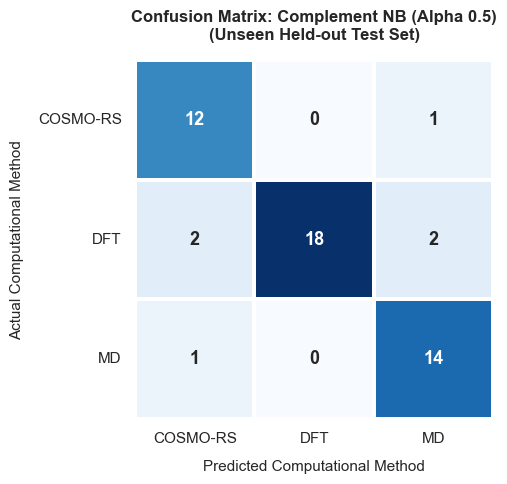
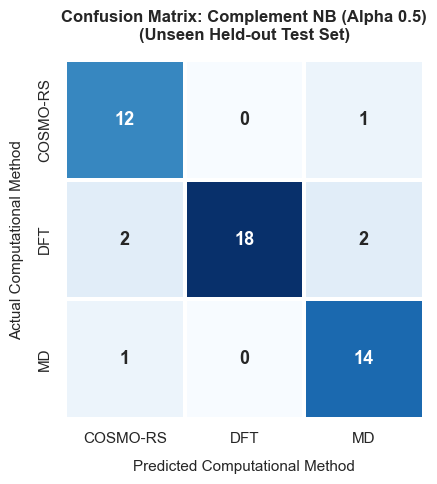
The change to this notebook cell's code, shown as a diff; its figure went from the first image to the second:
--- before
+++ after
@@ -1,30 +1,82 @@
-# visualization
+# ==================================================================
+# 1. COMPUTE RAW CONFUSION MATRIX & EXTRACT LABELS
+# ==================================================================
+cm_raw = confusion_matrix(y_test, y_pred_test)
+classes = le.classes_
+
+# ==================================================================
+# 2. GENERATE TEXT-BASED DATASETS FOR REVIEWER VERIFICATION
+# ==================================================================
+# Construct the standard 3x3 DataFrame
+cm_df = pd.DataFrame(cm_raw, index=classes, columns=classes)
+
+# Create a copy specifically to append row and column totals for text display
+cm_df_totals = cm_df.copy()
+cm_df_totals["Total Actual"] = cm_df_totals.sum(axis=1)
+cm_df_totals.loc["Total Predicted"] = cm_df_totals.sum(axis=0)
+
+print("--- 1. Underlying Confusion Matrix Dataset (with Totals) ---")
+print(cm_df_totals)
+print("\n" + "=" * 60 + "\n")
+
+# Calculate granular TP, TN, FP, FN metrics using a One-vs-Rest (OvR) approach
+ovr_data = []
+total_samples = np.sum(cm_raw)
+
+for i, class_name in enumerate(classes):
+    tp = cm_raw[i, i]
+    fp = np.sum(cm_raw[:, i]) - tp
+    fn = np.sum(cm_raw[i, :]) - tp
+    tn = total_samples - (tp + fp + fn)
+
+    ovr_data.append(
+        {
+            "Computational Method": class_name,
+            "True Positive (TP)": tp,
+            "True Negative (TN)": tn,
+            "False Positive (FP)": fp,
+            "False Negative (FN)": fn,
+        }
+    )
+
+# Convert the structured OvR metrics list into a clean DataFrame
+ovr_df = pd.DataFrame(ovr_data)
+ovr_df.set_index("Computational Method", inplace=True)
+
+print("--- 2. One-vs-Rest Underlying Values Breakdown ---")
+print(ovr_df)
+print("\n" + "=" * 60 + "\n")
+
+# ==================================================================
+# 3. DATA VISUALIZATION (CONFUSION MATRIX HEATMAP)
+# ==================================================================
+# Setup figures and clear standard grid lines for a clean matrix interface
 plt.figure(figsize=(6, 5))
-sns.set_theme(style="white") # Reset grid lines for a clean matrix face
+sns.set_theme(style="white")
 
-cm_raw = confusion_matrix(y_test, y_pred_test)
-
-cm_df = pd.DataFrame(cm_raw, index=le.classes_, columns=le.classes_)
-
+# Plot the clean 3x3 matrix (excluding totals to maintain correct color scaling)
 sns.heatmap(
-    cm_df, 
-    annot=True, 
-    fmt="d", 
-    cmap="Blues", 
-    cbar=False, # Removed colorbar as raw counts are small and fully visible
+    cm_df,
+    annot=True,
+    fmt="d",
+    cmap="Blues",
+    cbar=False,  # Removed colorbar as raw counts are small and fully visible
     square=True,
     linewidths=1.5,
     linecolor="white",
-    annot_kws={"size": 13, "weight": "bold"}
+    annot_kws={"size": 13, "weight": "bold"},
 )
 
-plt.title(f"Confusion Matrix: {best_name}\n(Unseen Held-out Test Set)", fontsize=12, pad=15, fontweight="bold")
+# Render publication-standard labels and titles
+plt.title(
+    "Confusion Matrix: Complement NB (Alpha 0.5)\n(Unseen Held-out Test Set)",
+    fontsize=12,
+    pad=15,
+    fontweight="bold",
+)
 plt.xlabel("Predicted Computational Method", fontsize=11, labelpad=10)
 plt.ylabel("Actual Computational Method", fontsize=11, labelpad=10)
-plt.xticks(rotation=0)
-plt.yticks(rotation=0)
 
+# Adjust layout boundaries and render the plot
 plt.tight_layout()
-# Automatically saves as a crystal-clear publication-ready asset
-plt.savefig("final_eval_confusion_matrix.png", dpi=300)
 plt.show()

Commit: New Version